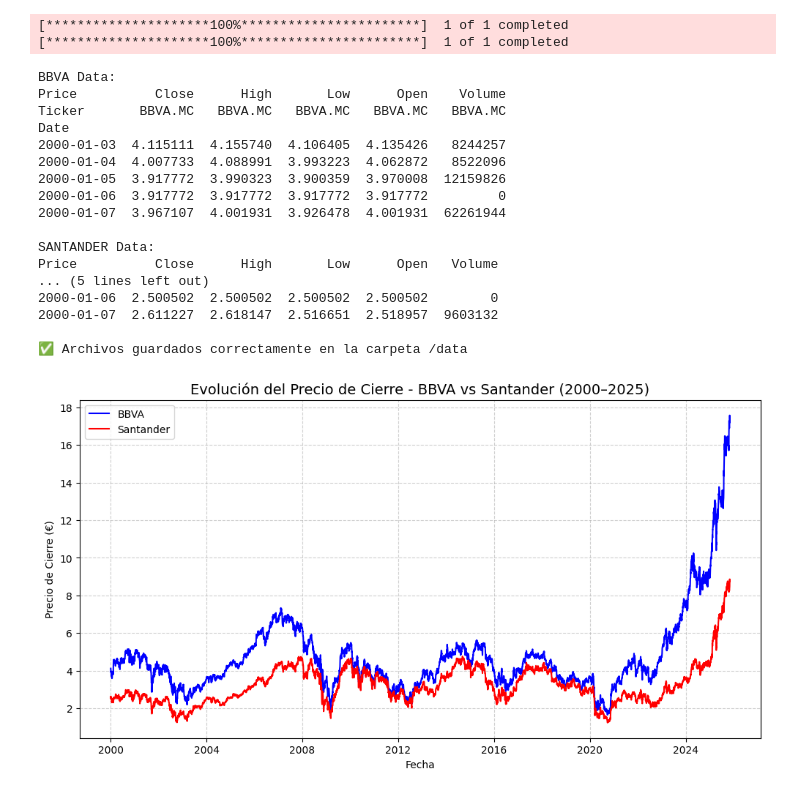
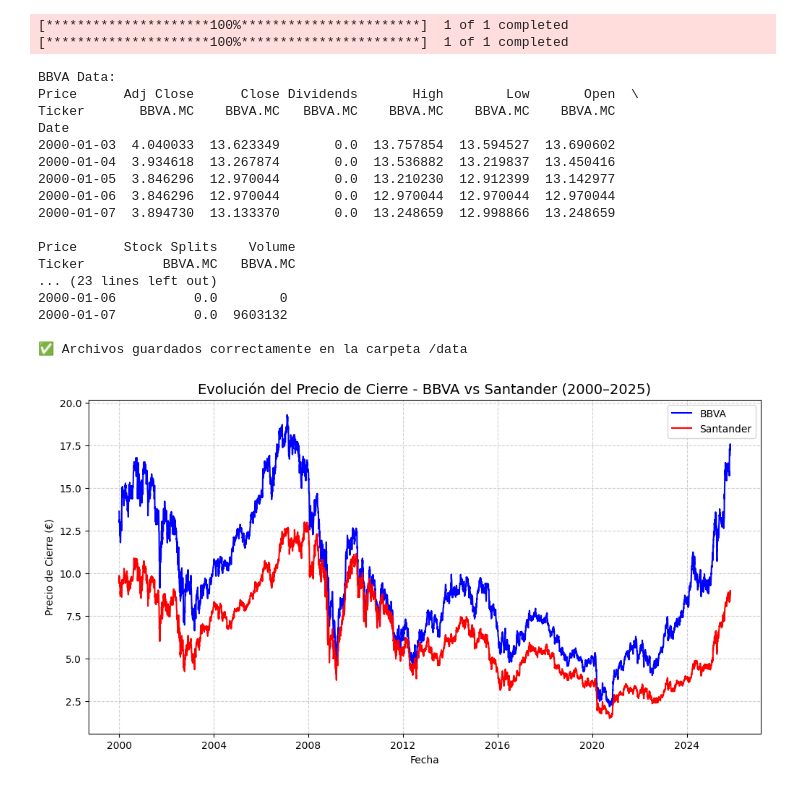
Before and after one commit to clauloro/Caso_2-BBVA_vs_SANTANDER, a Jupyter notebook: notebooks/01_precios.ipynb, the cells around one changed output. Cells and saved outputs as stored; diff of their text form; code cells hidden in the pictures.

```diff
--- a/notebooks/01_precios.ipynb
+++ b/notebooks/01_precios.ipynb
@@ -21,7 +34,7 @@ end_date = "2025-10-31"
 # 3️⃣ Descargar datos desde Yahoo Finance
 # ===========================================
 bbva_data = yf.download(bbva_ticker, start=start_date, end=end_date, auto_adjust=False, actions=True)
-santander_data = yf.download(santander_ticker, start=start_date, end=end_date)
+santander_data = yf.download(santander_ticker, start=start_date, end=end_date, auto_adjust=False, actions=True)
 
 # Mostrar una vista rápida
 print("BBVA Data:")
@@ -32,43 +45,43 @@ print(santander_data.head(), "\n")
 # ===========================================
 # 4️⃣ Guardar los datos en carpeta /data
 # ===========================================
 bbva_data.to_csv("../data/BBVA.csv", index=True)
 santander_data.to_csv("../data/SANTANDER.csv", index=True)
 
 print("✅ Archivos guardados correctamente en la carpeta /data")
 
 # ===========================================
 # 5️⃣ Visualizar precios de cierre
 # ===========================================
 import matplotlib.pyplot as plt
 
 plt.figure(figsize=(12,6))
 plt.plot(bbva_data.index, bbva_data['Close'], label='BBVA', color='blue')
 plt.plot(santander_data.index, santander_data['Close'], label='Santander', color='red')
 plt.title('Evolución del Precio de Cierre - BBVA vs Santander (2000–2025)', fontsize=14)
 plt.xlabel('Fecha')
 plt.ylabel('Precio de Cierre (€)')
 plt.legend()
 plt.grid(True, linestyle='--', alpha=0.6)
 plt.show()
 # %% [output]
 [*********************100%***********************]  1 of 1 completed
 [*********************100%***********************]  1 of 1 completed
 BBVA Data:
-Price          Close      High       Low      Open    Volume
-Ticker       BBVA.MC   BBVA.MC   BBVA.MC   BBVA.MC   BBVA.MC
+Price      Adj Close      Close Dividends       High        Low       Open  \
+Ticker       BBVA.MC    BBVA.MC   BBVA.MC    BBVA.MC    BBVA.MC    BBVA.MC
 Date
-2000-01-03  4.115111  4.155740  4.106405  4.135426   8244257
-2000-01-04  4.007733  4.088991  3.993223  4.062872   8522096
-2000-01-05  3.917772  3.990323  3.900359  3.970008  12159826
-2000-01-06  3.917772  3.917772  3.917772  3.917772         0
-2000-01-07  3.967107  4.001931  3.926478  4.001931  62261944
+2000-01-03  4.040033  13.623349       0.0  13.757854  13.594527  13.690602
+2000-01-04  3.934618  13.267874       0.0  13.536882  13.219837  13.450416
+2000-01-05  3.846296  12.970044       0.0  13.210230  12.912399  13.142977
+2000-01-06  3.846296  12.970044       0.0  12.970044  12.970044  12.970044
+2000-01-07  3.894730  13.133370       0.0  13.248659  12.998866  13.248659
 
-SANTANDER Data:
-Price          Close      High       Low      Open   Volume
-... (5 lines left out)
-2000-01-06  2.500502  2.500502  2.500502  2.500502        0
-2000-01-07  2.611227  2.618147  2.516651  2.518957  9603132
+Price      Stock Splits    Volume
+Ticker          BBVA.MC   BBVA.MC
+... (23 lines left out)
+2000-01-06          0.0        0
+2000-01-07          0.0  9603132
 
 ✅ Archivos guardados correctamente en la carpeta /data
-[figure, old version]
+[figure, new version]
```
Also changed, not shown: parts of 4 cells of this notebook, 7 other files.
